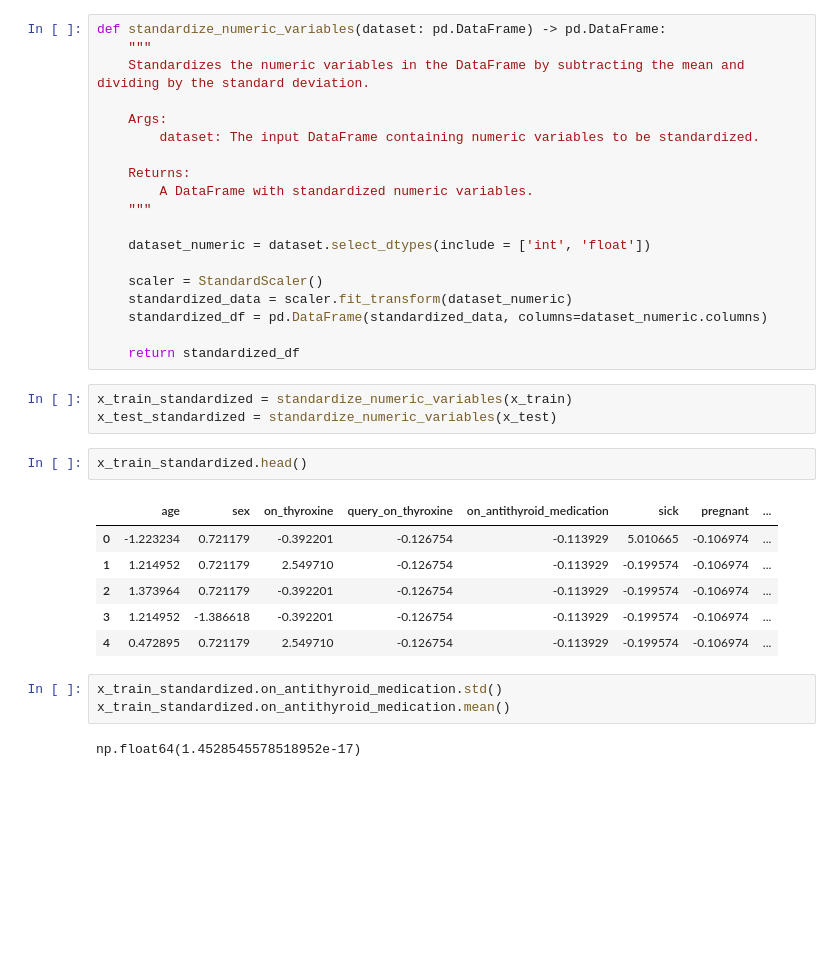
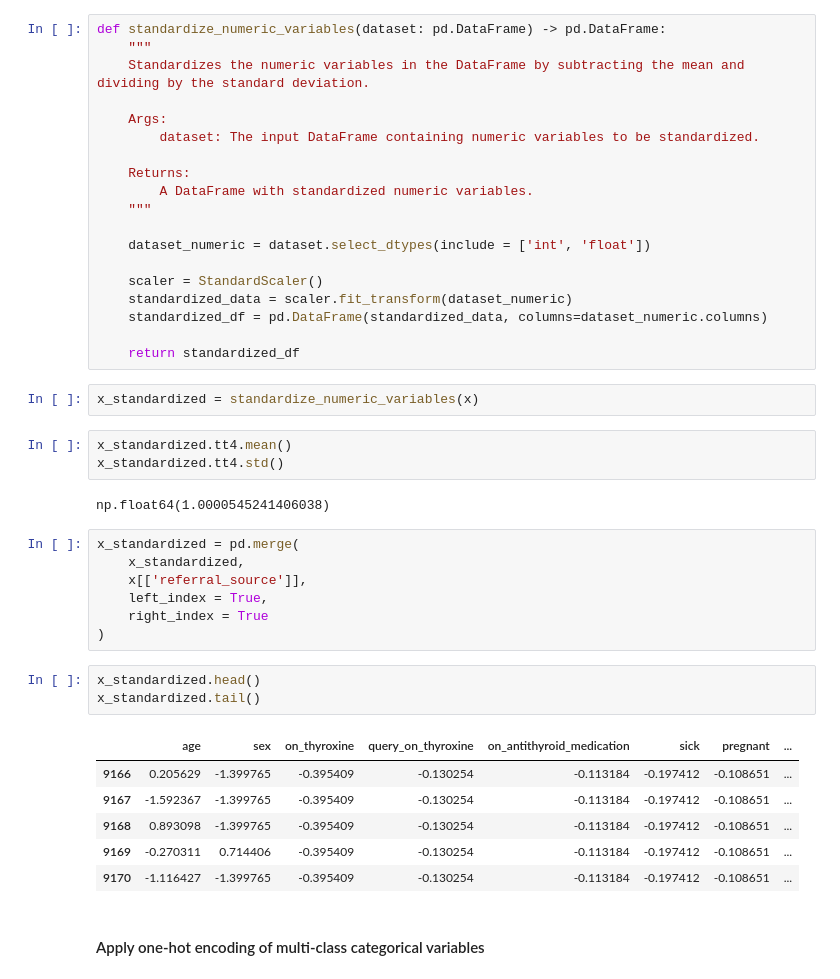
Before and after one commit to kchomakova/ai_upskill_2025_datascience, a Jupyter notebook: notebooks/Predict Hypothyroidism.ipynb, the cells around one changed output. Cells and saved outputs as stored; diff of their text form; blank space fills up the shorter version.

```diff
--- a/notebooks/Predict Hypothyroidism.ipynb
+++ b/notebooks/Predict Hypothyroidism.ipynb
@@ -614,19 +604,28 @@ def standardize_numeric_variables(dataset: pd.DataFrame) -> pd.DataFrame:
 
     return standardized_df
 # %%
-x_train_standardized = standardize_numeric_variables(x_train)
-x_test_standardized = standardize_numeric_variables(x_test)
+x_standardized = standardize_numeric_variables(x)
-# %%
-x_train_standardized.head()
-# %% [output]
-|  | age | sex | on_thyroxine | query_on_thyroxine | on_antithyroid_medication | sick | pregnant | ... |
-| 0 | -1.223234 | 0.721179 | -0.392201 | -0.126754 | -0.113929 | 5.010665 | -0.106974 | ... |
-| 1 | 1.214952 | 0.721179 | 2.549710 | -0.126754 | -0.113929 | -0.199574 | -0.106974 | ... |
-| 2 | 1.373964 | 0.721179 | -0.392201 | -0.126754 | -0.113929 | -0.199574 | -0.106974 | ... |
-| 3 | 1.214952 | -1.386618 | -0.392201 | -0.126754 | -0.113929 | -0.199574 | -0.106974 | ... |
-| 4 | 0.472895 | 0.721179 | 2.549710 | -0.126754 | -0.113929 | -0.199574 | -0.106974 | ... |
-# %%
-x_train_standardized.on_antithyroid_medication.std()
-x_train_standardized.on_antithyroid_medication.mean()
-# %% [output]
-np.float64(1.4528545578518952e-17)
+# %%
+x_standardized.tt4.mean()
+x_standardized.tt4.std()
+# %% [output]
+np.float64(1.0000545241406038)
+# %%
+x_standardized = pd.merge(
+    x_standardized,
+    x[['referral_source']],
+    left_index = True,
+    right_index = True
+)
+# %%
+x_standardized.head()
+x_standardized.tail()
+# %% [output]
+|  | age | sex | on_thyroxine | query_on_thyroxine | on_antithyroid_medication | sick | pregnant | ... |
+| 9166 | 0.205629 | -1.399765 | -0.395409 | -0.130254 | -0.113184 | -0.197412 | -0.108651 | ... |
+| 9167 | -1.592367 | -1.399765 | -0.395409 | -0.130254 | -0.113184 | -0.197412 | -0.108651 | ... |
+| 9168 | 0.893098 | -1.399765 | -0.395409 | -0.130254 | -0.113184 | -0.197412 | -0.108651 | ... |
+| 9169 | -0.270311 | 0.714406 | -0.395409 | -0.130254 | -0.113184 | -0.197412 | -0.108651 | ... |
+| 9170 | -1.116427 | -1.399765 | -0.395409 | -0.130254 | -0.113184 | -0.197412 | -0.108651 | ... |
+# %% [markdown]
+#### Apply one-hot encoding of multi-class categorical variables
```
Also changed, not shown: parts of 34 cells of this notebook.
